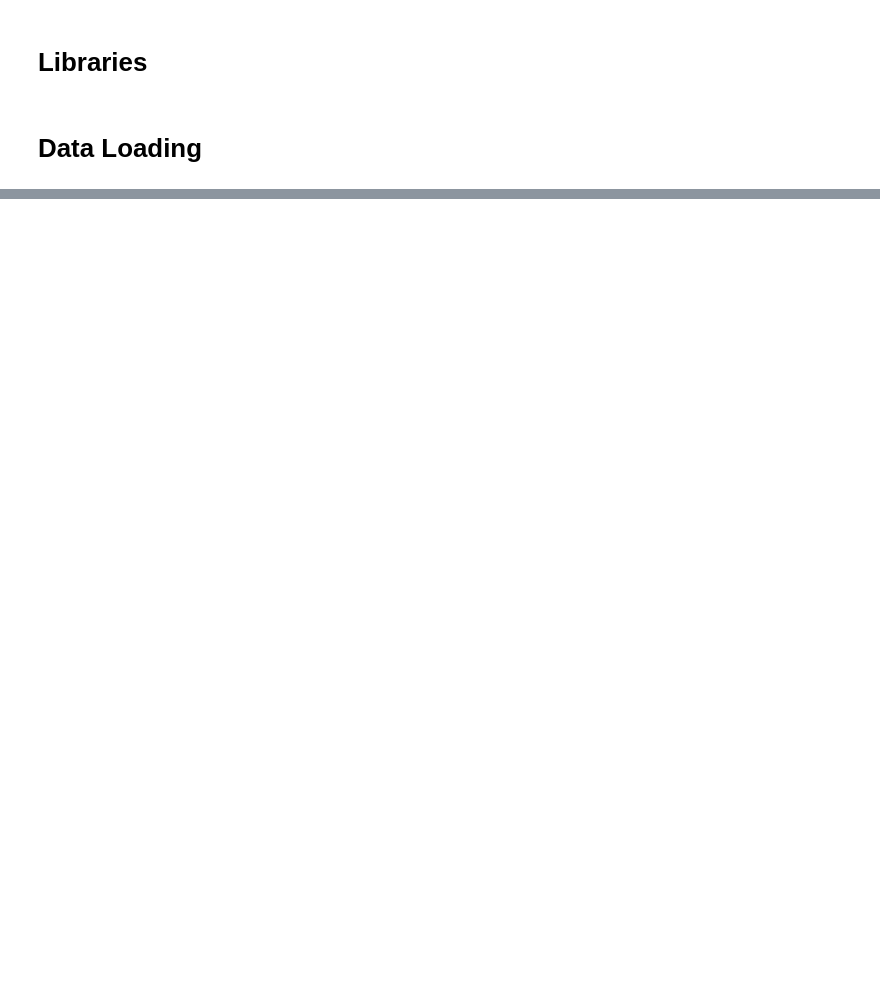
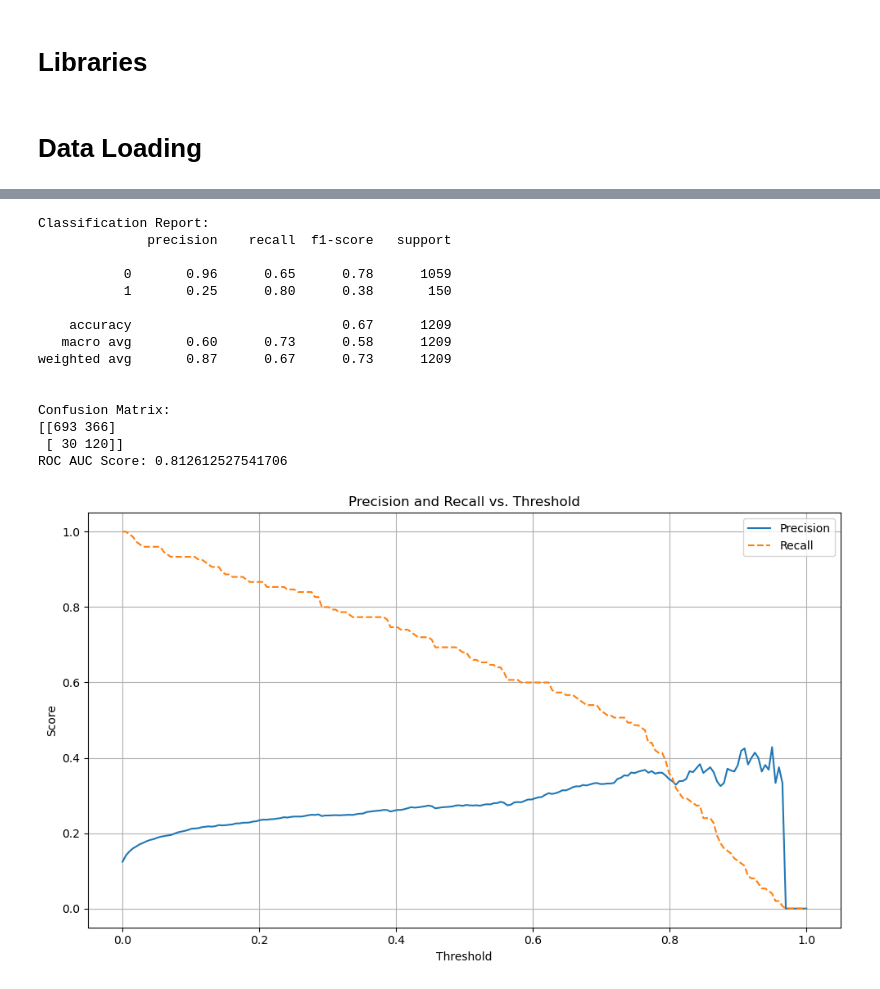
Before and after one commit to AShakhapur/nhanes-diabetes-modeling, a Jupyter notebook: models.ipynb, the cells around one changed output, grey strips where cells are left out. Cells and saved outputs as stored; diff of their text form; code cells hidden in the pictures; blank space fills up the shorter version.

```diff
--- a/models.ipynb
+++ b/models.ipynb
@@ -146,0 +336,69 @@ strong multicollinearity problems or that the design matrix is singular.
+# %%
+class_counts = Counter(y_train)
+scale_pos_weight = (class_counts[0] / class_counts[1]) * 3
+
+xgb_model = xgb.XGBClassifier(
+    objective='binary:logistic',
+    booster='gbtree',
+    eval_metric='aucpr',
+    scale_pos_weight=scale_pos_weight,
+    max_depth=4,
+    learning_rate=0.05,
+    n_estimators=500,
+    random_state=42,
+    n_jobs=-1
+)
+
+xgb_model.fit(
+    X_train, y_train,
+    eval_set=[(X_test, y_test)],
+    verbose=False
+)
+
+xgb_y_pred_proba = xgb_model.predict_proba(X_test)[:, 1]
+threshold = 0.3
+xgb_y_pred = (xgb_y_pred_proba >= threshold).astype(int)
+
+print("Classification Report:")
+print(classification_report(y_test, xgb_y_pred))
+print("\nConfusion Matrix:")
+print(confusion_matrix(y_test, xgb_y_pred))
+print("ROC AUC Score:", roc_auc_score(y_test, svm_y_proba))
+
+thresholds = np.linspace(0.0, 1.0, 200)
+precisions = []
+recalls = []
+
+for t in thresholds:
+    preds = (xgb_y_pred_proba >= t).astype(int)
+    precisions.append(precision_score(y_test, preds, zero_division=0))
+    recalls.append(recall_score(y_test, preds))
+
+# Plot
+plt.figure(figsize=(10, 6))
+plt.plot(thresholds, precisions, label='Precision')
+plt.plot(thresholds, recalls, label='Recall', linestyle='--')
+plt.xlabel('Threshold')
+plt.ylabel('Score')
+plt.title('Precision and Recall vs. Threshold')
+plt.legend()
+plt.grid(True)
+plt.tight_layout()
+plt.show()
+# %% [output]
+Classification Report:
+              precision    recall  f1-score   support
+
+           0       0.96      0.65      0.78      1059
+           1       0.25      0.80      0.38       150
+
+    accuracy                           0.67      1209
+   macro avg       0.60      0.73      0.58      1209
+weighted avg       0.87      0.67      0.73      1209
+
+
+Confusion Matrix:
+[[693 366]
+ [ 30 120]]
+ROC AUC Score: 0.812612527541706
+[figure, added]
```
Also changed, not shown: parts of 20 cells of this notebook, 1 other file.
